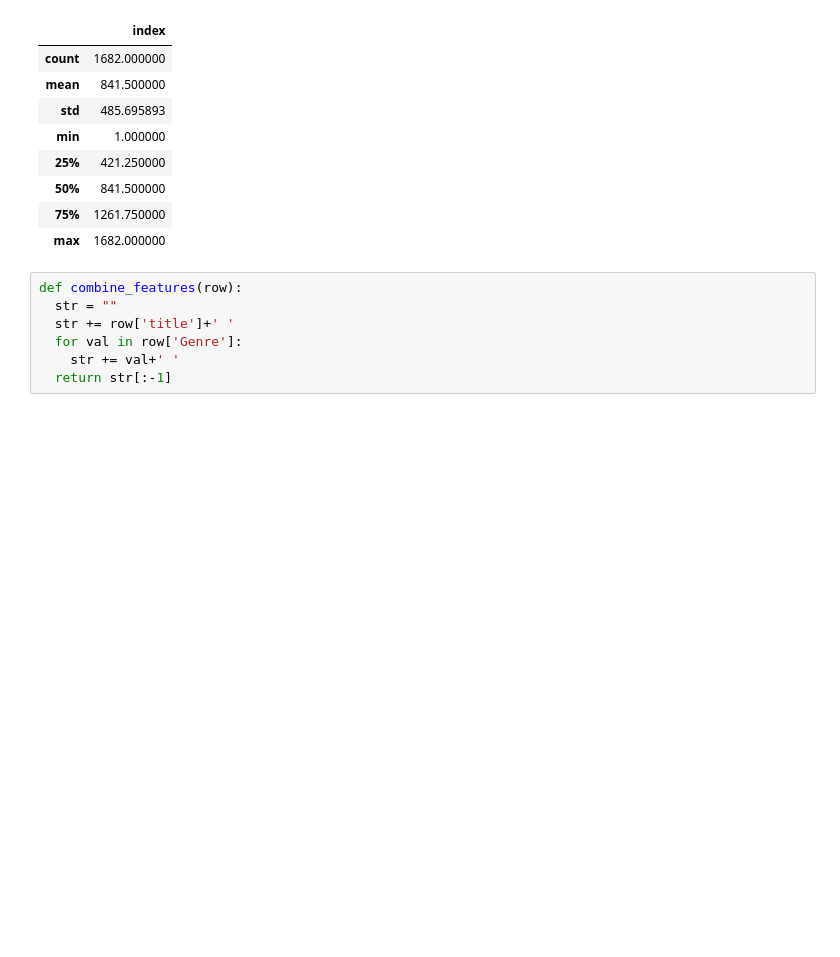
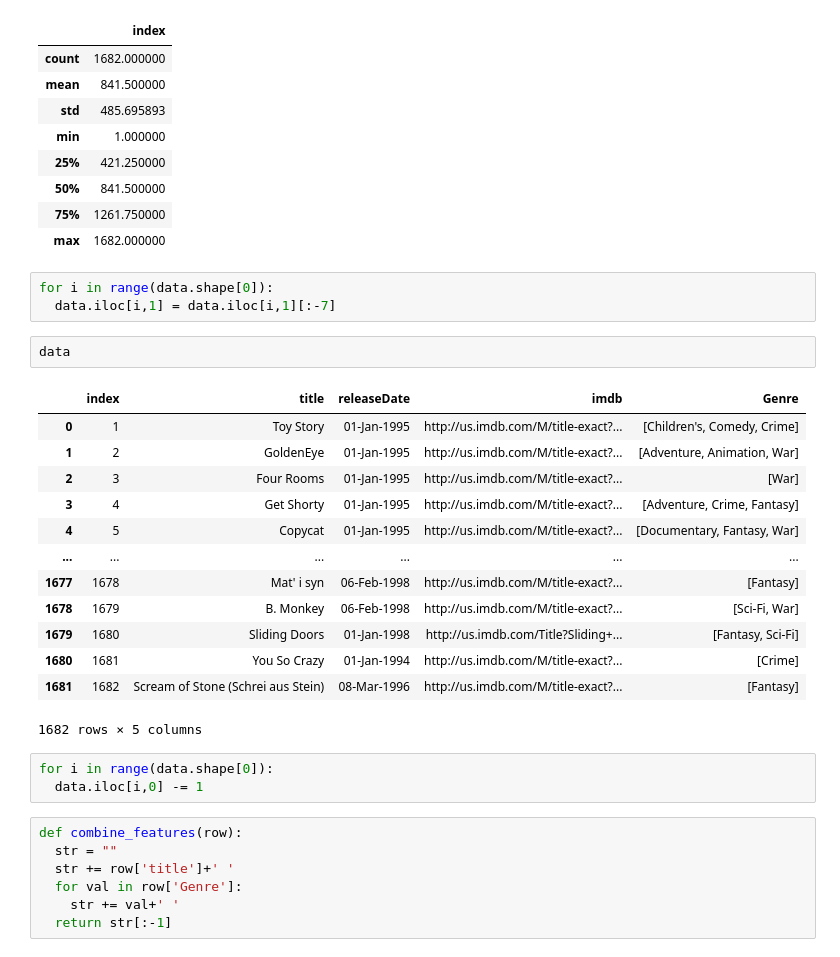
Before and after one commit to piyushac123/Content-Based-Movie-Recommender, a Jupyter notebook: cbmr.ipynb, the cells around one changed output. Drawn from its saved outputs; the diff is of its cells as text; blank space fills up the shorter version.

```diff
--- a/cbmr.ipynb
+++ b/cbmr.ipynb
@@ -115,6 +115,28 @@ data.describe()
 | 50% | 841.500000 |
 | 75% | 1261.750000 |
 | max | 1682.000000 |
+# %%
+for i in range(data.shape[0]):
+  data.iloc[i,1] = data.iloc[i,1][:-7]
+# %%
+data
+# %% [output]
+|  | index | title | releaseDate | imdb | Genre |
+| 0 | 1 | Toy Story | 01-Jan-1995 | http://us.imdb.com/M/title-exact?... | [Children's, Comedy, Crime] |
+| 1 | 2 | GoldenEye | 01-Jan-1995 | http://us.imdb.com/M/title-exact?... | [Adventure, Animation, War] |
+| 2 | 3 | Four Rooms | 01-Jan-1995 | http://us.imdb.com/M/title-exact?... | [War] |
+| 3 | 4 | Get Shorty | 01-Jan-1995 | http://us.imdb.com/M/title-exact?... | [Adventure, Crime, Fantasy] |
+| 4 | 5 | Copycat | 01-Jan-1995 | http://us.imdb.com/M/title-exact?... | [Documentary, Fantasy, War] |
+| ... | ... | ... | ... | ... | ... |
+| 1677 | 1678 | Mat' i syn | 06-Feb-1998 | http://us.imdb.com/M/title-exact?... | [Fantasy] |
+| 1678 | 1679 | B. Monkey | 06-Feb-1998 | http://us.imdb.com/M/title-exact?... | [Sci-Fi, War] |
+| 1679 | 1680 | Sliding Doors | 01-Jan-1998 | http://us.imdb.com/Title?Sliding+... | [Fantasy, Sci-Fi] |
+| 1680 | 1681 | You So Crazy | 01-Jan-1994 | http://us.imdb.com/M/title-exact?... | [Crime] |
+| 1681 | 1682 | Scream of Stone (Schrei aus Stein) | 08-Mar-1996 | http://us.imdb.com/M/title-exact?... | [Fantasy] |
+1682 rows × 5 columns
+# %%
+for i in range(data.shape[0]):
+  data.iloc[i,0] -= 1
 # %%
 def combine_features(row):
   str = ""
```
Also changed, not shown: parts of 8 cells of this notebook.
